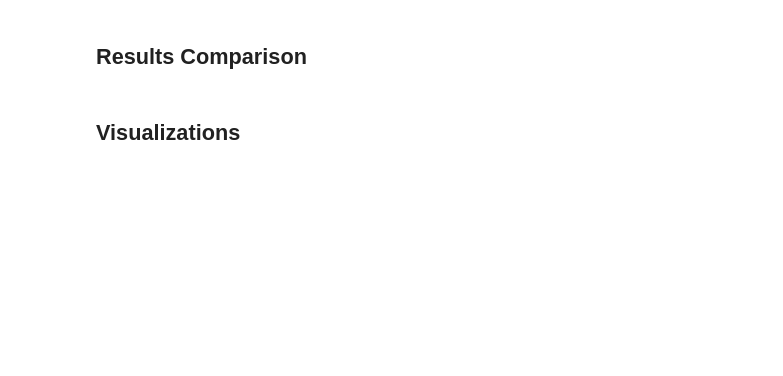
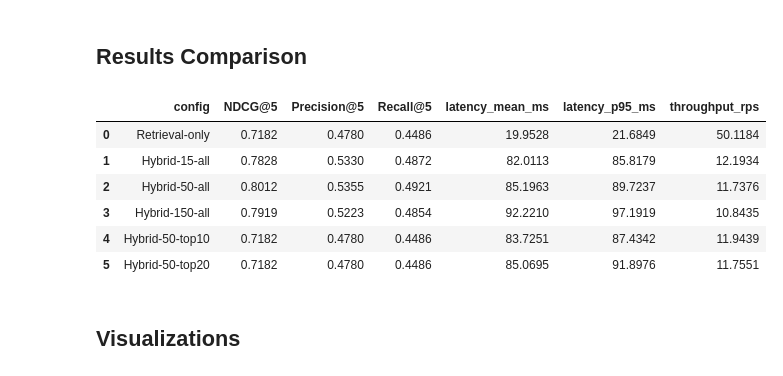
Before and after one commit to DenkoProg/coffee-recipe-recommender, a Jupyter notebook: notebooks/optimization_analysis.ipynb, the cells around one changed output. Saved outputs shown, nothing was run; the diff lists cells and outputs as text; code cells hidden in the pictures; blank space fills up the shorter version.

```diff
--- a/notebooks/optimization_analysis.ipynb
+++ b/notebooks/optimization_analysis.ipynb
@@ -268,16 +259,23 @@ IndexError: index -1 is out of bounds for axis 0 with size 0
 # %%
 # Display results table
 display_cols = [
     "config",
     f"NDCG@{K}",
     f"Precision@{K}",
     f"Recall@{K}",
-    f"Hit Rate@{K}",
     "latency_mean_ms",
     "latency_p95_ms",
     "throughput_rps",
 ]
 results_df[display_cols].round(4)
+# %% [output]
+|  | config | NDCG@5 | Precision@5 | Recall@5 | latency_mean_ms | latency_p95_ms | throughput_rps |
+| 0 | Retrieval-only | 0.7182 | 0.4780 | 0.4486 | 19.9528 | 21.6849 | 50.1184 |
+| 1 | Hybrid-15-all | 0.7828 | 0.5330 | 0.4872 | 82.0113 | 85.8179 | 12.1934 |
+| 2 | Hybrid-50-all | 0.8012 | 0.5355 | 0.4921 | 85.1963 | 89.7237 | 11.7376 |
+| 3 | Hybrid-150-all | 0.7919 | 0.5223 | 0.4854 | 92.2210 | 97.1919 | 10.8435 |
+| 4 | Hybrid-50-top10 | 0.7182 | 0.4780 | 0.4486 | 83.7251 | 87.4342 | 11.9439 |
+| 5 | Hybrid-50-top20 | 0.7182 | 0.4780 | 0.4486 | 85.0695 | 91.8976 | 11.7551 |
 # %% [markdown]
 ## Visualizations
 # %%
```
Also changed, not shown: parts of 4 cells of this notebook, 9 other files.
